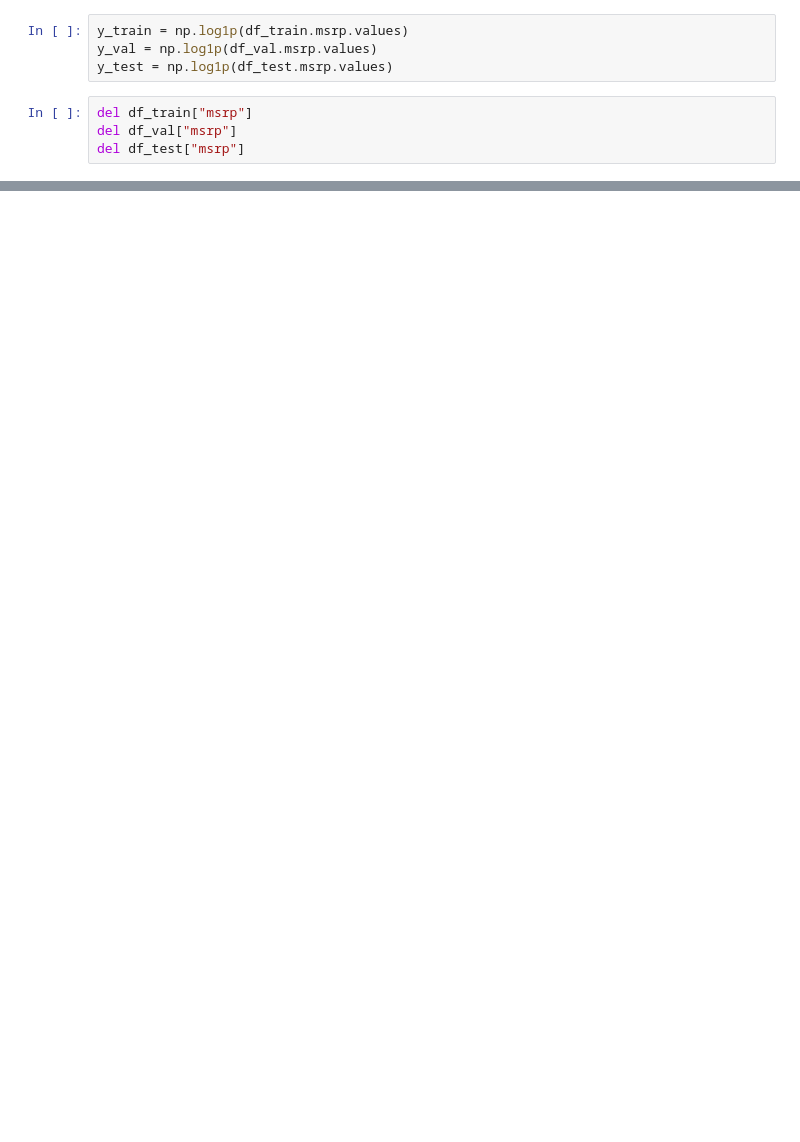
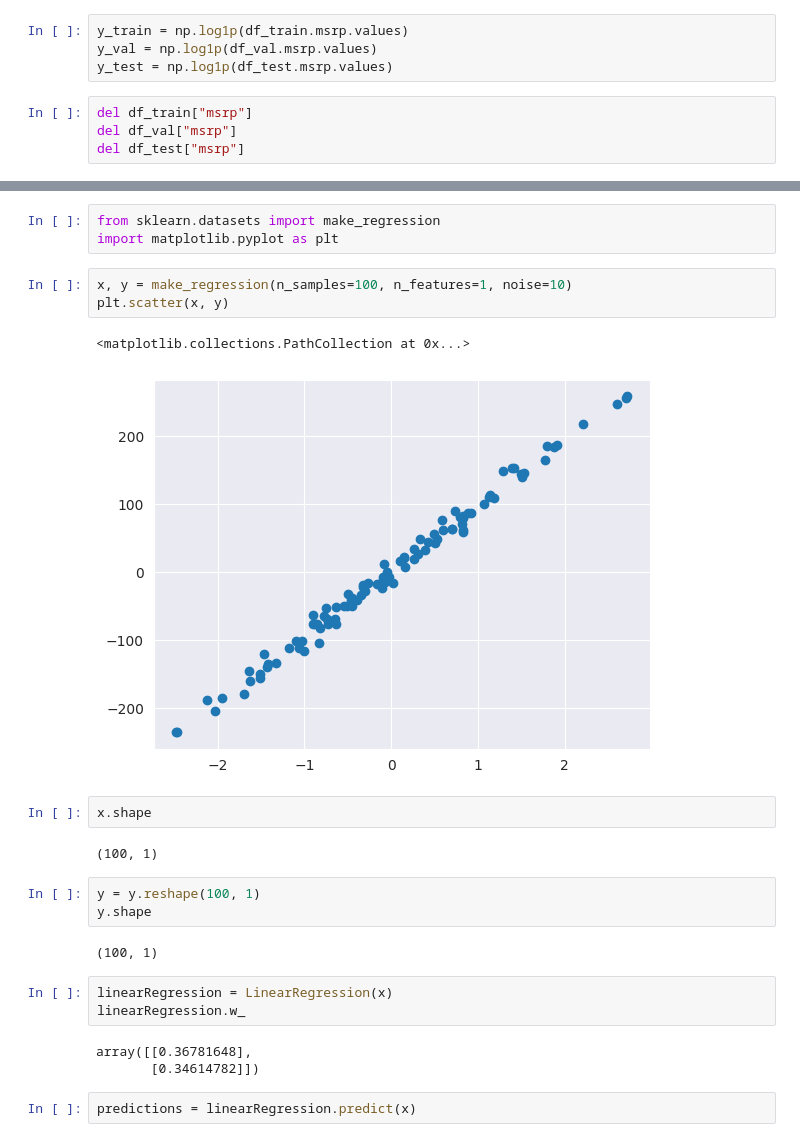
Before and after one commit to chanwinharold/ML_Zoomcamp, a Jupyter notebook: 02_car_price_prediction/notebook.ipynb, the cells around one changed output, grey strips where cells are left out. Drawn from its saved outputs; the diff is of its cells as text; blank space fills up the shorter version.

```diff
--- a/02_car_price_prediction/notebook.ipynb
+++ b/02_car_price_prediction/notebook.ipynb
@@ -219,0 +247,26 @@ df_val.head()
+# %%
+from sklearn.datasets import make_regression
+import matplotlib.pyplot as plt
+# %%
+x, y = make_regression(n_samples=100, n_features=1, noise=10)
+plt.scatter(x, y)
+# %% [output]
+<matplotlib.collections.PathCollection at 0x...>
+[figure, added]
+# %%
+x.shape
+# %% [output]
+(100, 1)
+# %%
+y = y.reshape(100, 1)
+y.shape
+# %% [output]
+(100, 1)
+# %%
+linearRegression = LinearRegression(x)
+linearRegression.w_
+# %% [output]
+array([[0.36781648],
+       [0.34614782]])
+# %%
+predictions = linearRegression.predict(x)
```
Also changed, not shown: parts of 7 cells of this notebook.
